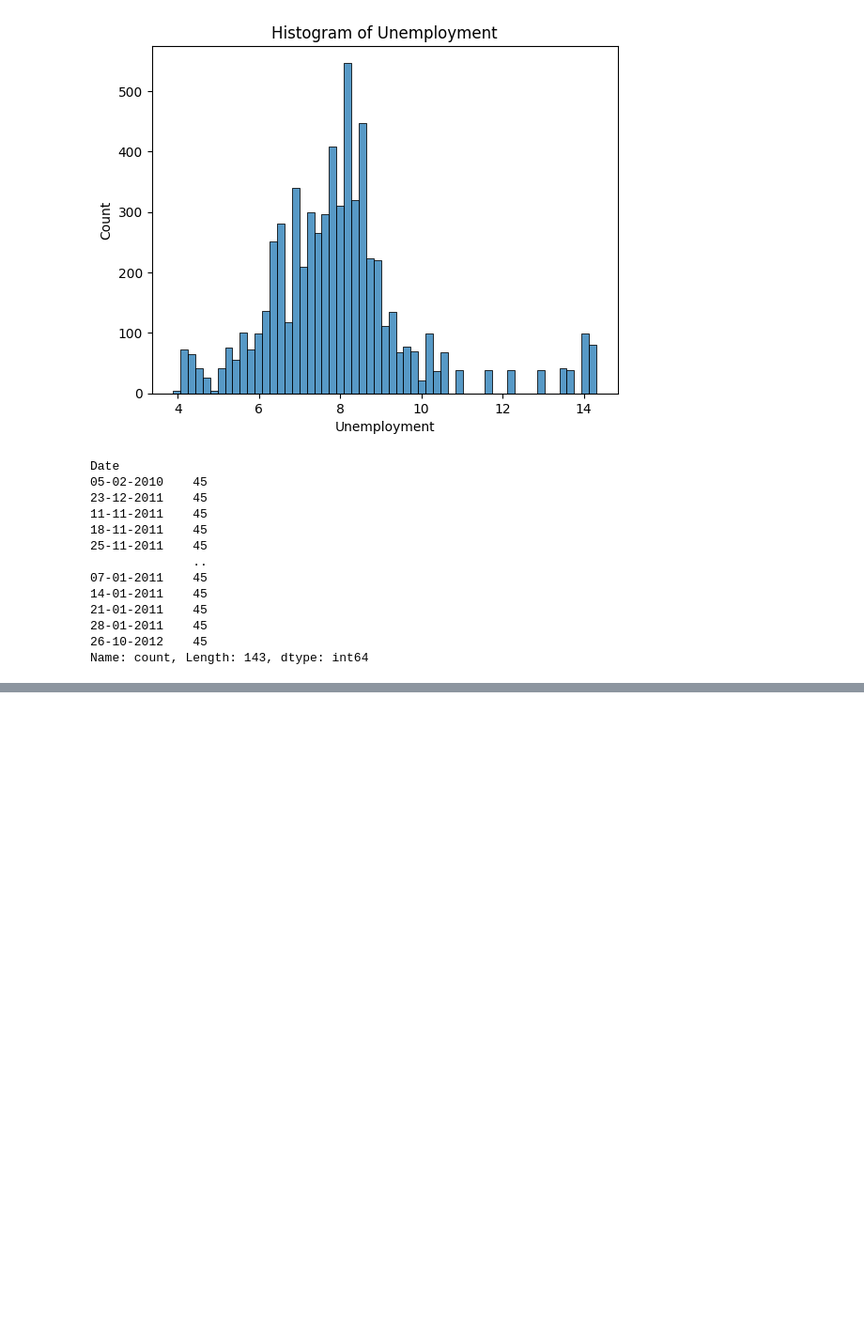
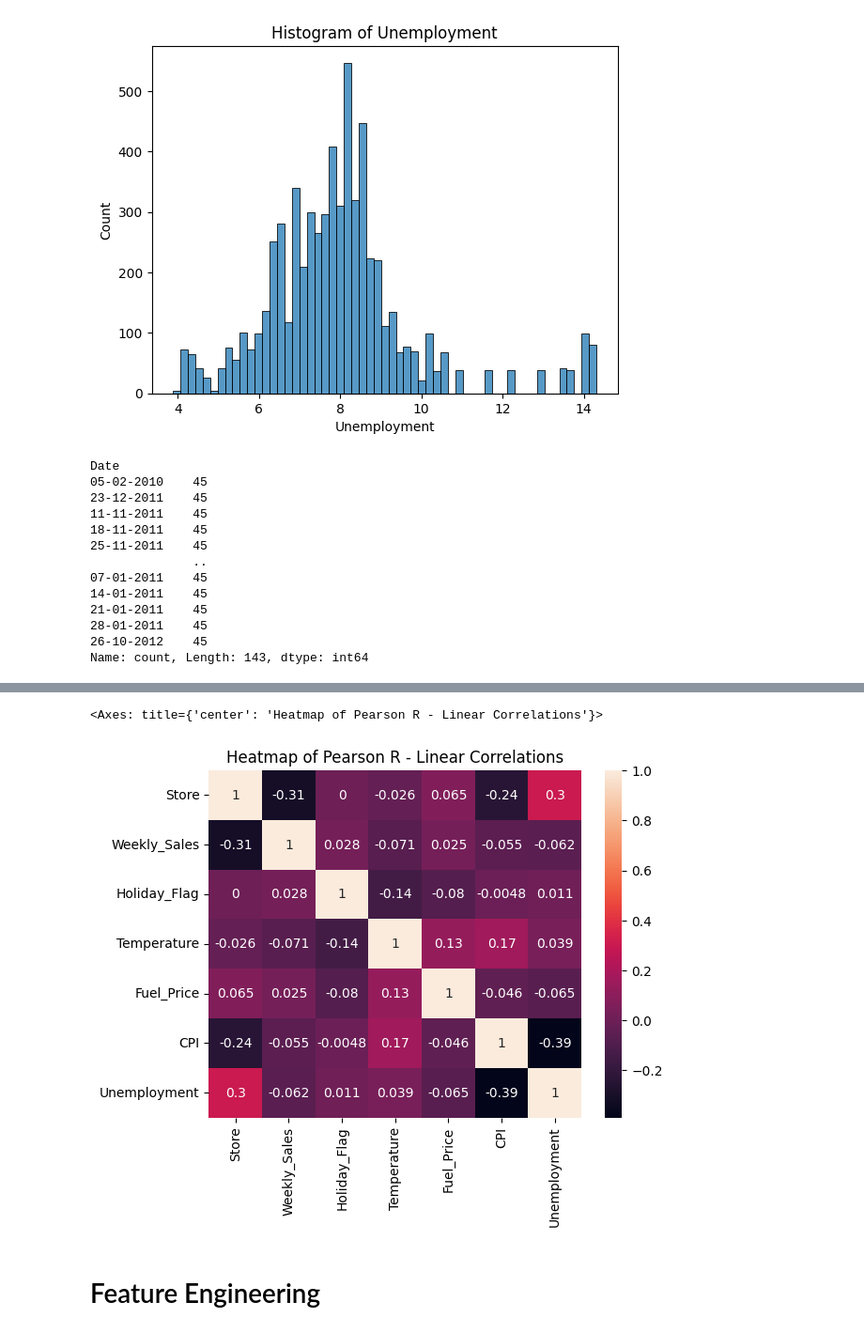
Before and after one commit to TangoMango223/walmart_analysis, a Jupyter notebook: analysis.ipynb, the cells around one changed output, grey strips where cells are left out. Shown at 94% size. Saved outputs shown, nothing was run; the diff lists cells and outputs as text; code cells hidden in the pictures; blank space fills up the shorter version.

```diff
--- a/analysis.ipynb
+++ b/analysis.ipynb
@@ -165,0 +238,7 @@ Name: count, Length: 143, dtype: int64
+# %%
+# Create plot
+plt.title("Heatmap of Pearson R - Linear Correlations")
+sns.heatmap(numerical_cols.corr(method = "spearman"), annot= True)
+# %% [output]
+<Axes: title={'center': 'Heatmap of Pearson R - Linear Correlations'}>
+[figure, added]
@@ -165,0 +248,2 @@ Name: count, Length: 143, dtype: int64
+# %% [markdown]
+# Feature Engineering
```
Also changed, not shown: parts of 17 cells of this notebook.
